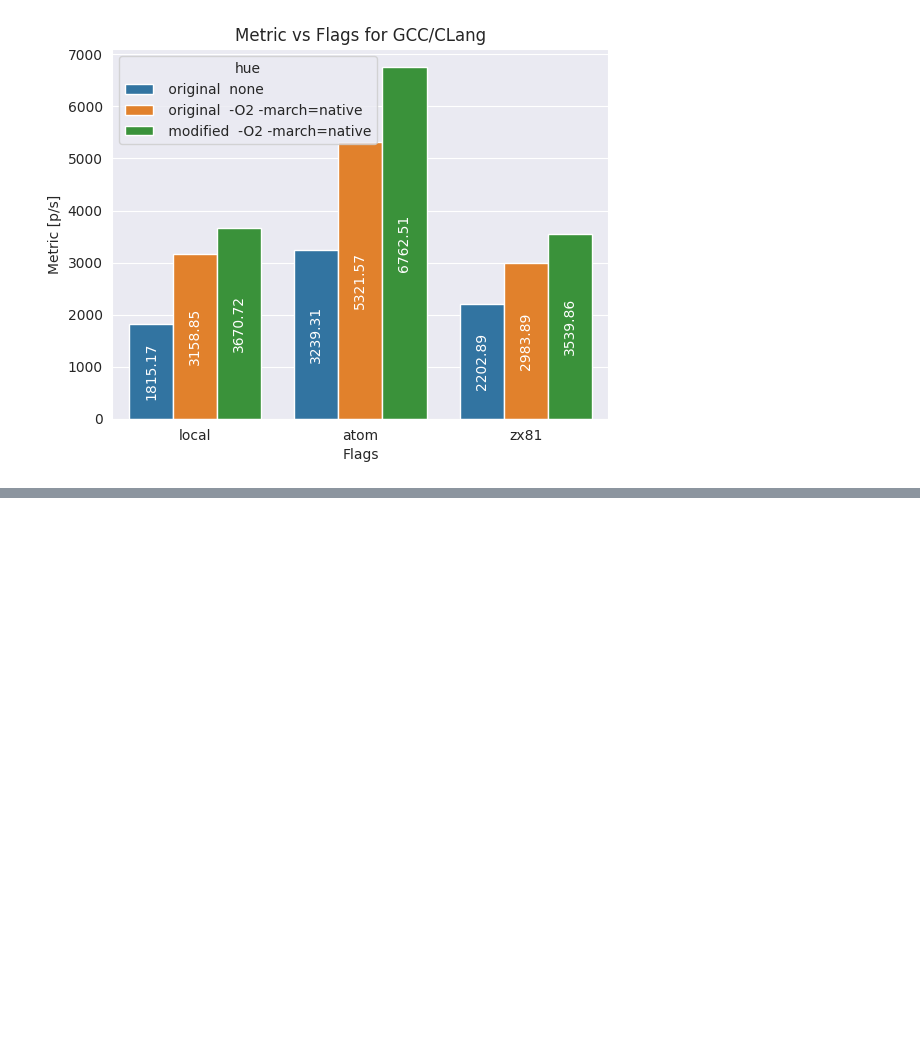
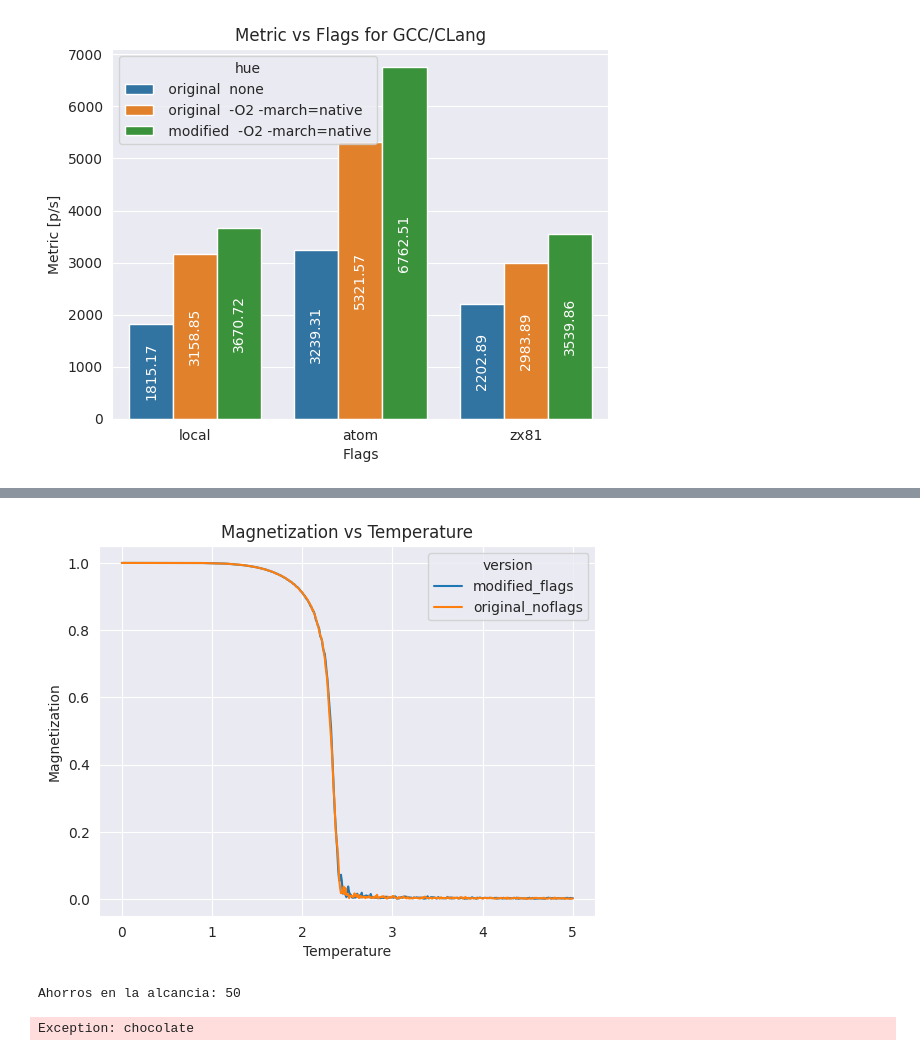
Before and after one commit to ramirofd/tiny_ising_cp2023, a Jupyter notebook: tools/plots.ipynb, the cells around one changed output, grey strips where cells are left out. Cells and saved outputs as stored; diff of their text form; code cells hidden in the pictures; blank space fills up the shorter version.

```diff
--- a/tools/plots.ipynb
+++ b/tools/plots.ipynb
@@ -182,0 +207,46 @@ Index(['host', 'code', 'compiler', 'flags', 'L', 'metric', 'hue'], dtype='object
+# %%
+import pandas as pd
+import seaborn as sns
+import matplotlib.pyplot as plt
+
+# Load data into a pandas dataframe
+df = pd.read_csv('../results/sim_results_modified_code_flags.csv')
+df['version'] = 'modified_flags'
+df1 = pd.read_csv('../results/sim_results_original_code_noflags.csv')
+df1['version'] = 'original_noflags'
+
+df = pd.concat([df, df1])
+# Use seaborn to create a line plot
+sns.lineplot(x='Temp', y='M', hue='version', data=df)
+
+# Set the plot title and axis labels
+plt.title('Magnetization vs Temperature')
+plt.xlabel('Temperature')
+plt.ylabel('Magnetization')
+
+# Show the plot
+plt.show()
+# %% [output]
+[figure, added]
+# %%
+n = int(input("Cantidad de monedas a guardar: "))
+alcancia = 0
+monedas_guardadas = 0
+while monedas_guardadas < n:
+    moneda_nueva = int(input("valor de moneda"))
+    alcancia += moneda_nueva
+    monedas_guardadas += 1
+print("Ahorros en la alcancia: %d" % alcancia)
+# %% [output]
+Ahorros en la alcancia: 50
+# %%
+def algo():
+    raise Exception("chocolate")
+
+# try:
+algo()
+# except Exception as exc:
+#     print(exc)
+    # raise exc
+# %% [output]
+Exception: chocolate
```
Also changed, not shown: parts of 1 cell of this notebook, 12 other files.
